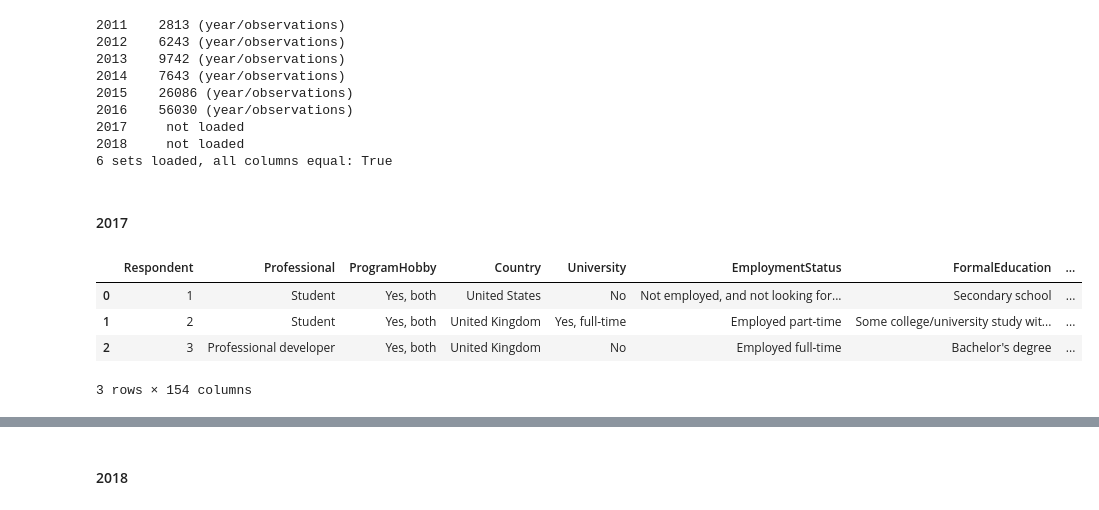
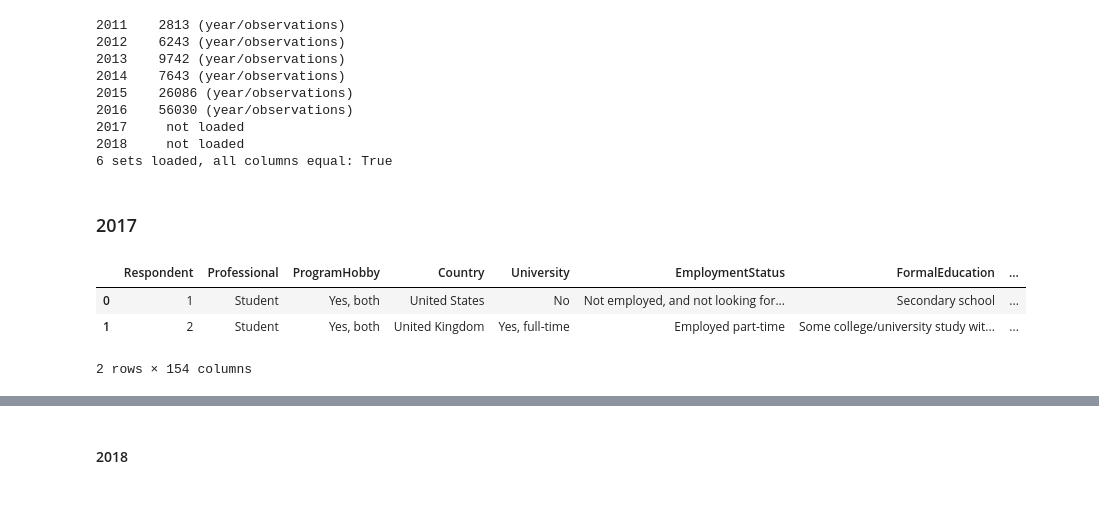
Before and after one commit to huli/the-transparent-coder, a Jupyter notebook: build_combined_data.ipynb, the cells around one changed output, grey strips where cells are left out. Drawn from its saved outputs; the diff is of its cells as text; code cells hidden in the pictures.

```diff
--- a/build_combined_data.ipynb
+++ b/build_combined_data.ipynb
@@ -475,5 +475,5 @@ print_all()
 2018     not loaded
 6 sets loaded, all columns equal: True
 # %% [markdown]
-#### 2017
+### 2017
 # %%
@@ -480,10 +481,9 @@ print_all()
 data2017 = pd.read_csv('data/2017/survey_results_public.csv', encoding = 'ISO-8859-1',
                        delimiter=',')
 # %%
-data2017.head(3)
+data2017.head(2)
 # %% [output]
 |  | Respondent | Professional | ProgramHobby | Country | University | EmploymentStatus | FormalEducation | ... |
 | 0 | 1 | Student | Yes, both | United States | No | Not employed, and not looking for... | Secondary school | ... |
 | 1 | 2 | Student | Yes, both | United Kingdom | Yes, full-time | Employed part-time | Some college/university study wit... | ... |
-| 2 | 3 | Professional developer | Yes, both | United Kingdom | No | Employed full-time | Bachelor's degree | ... |
-3 rows × 154 columns
+2 rows × 154 columns
```
Also changed, not shown: parts of 20 cells of this notebook.
